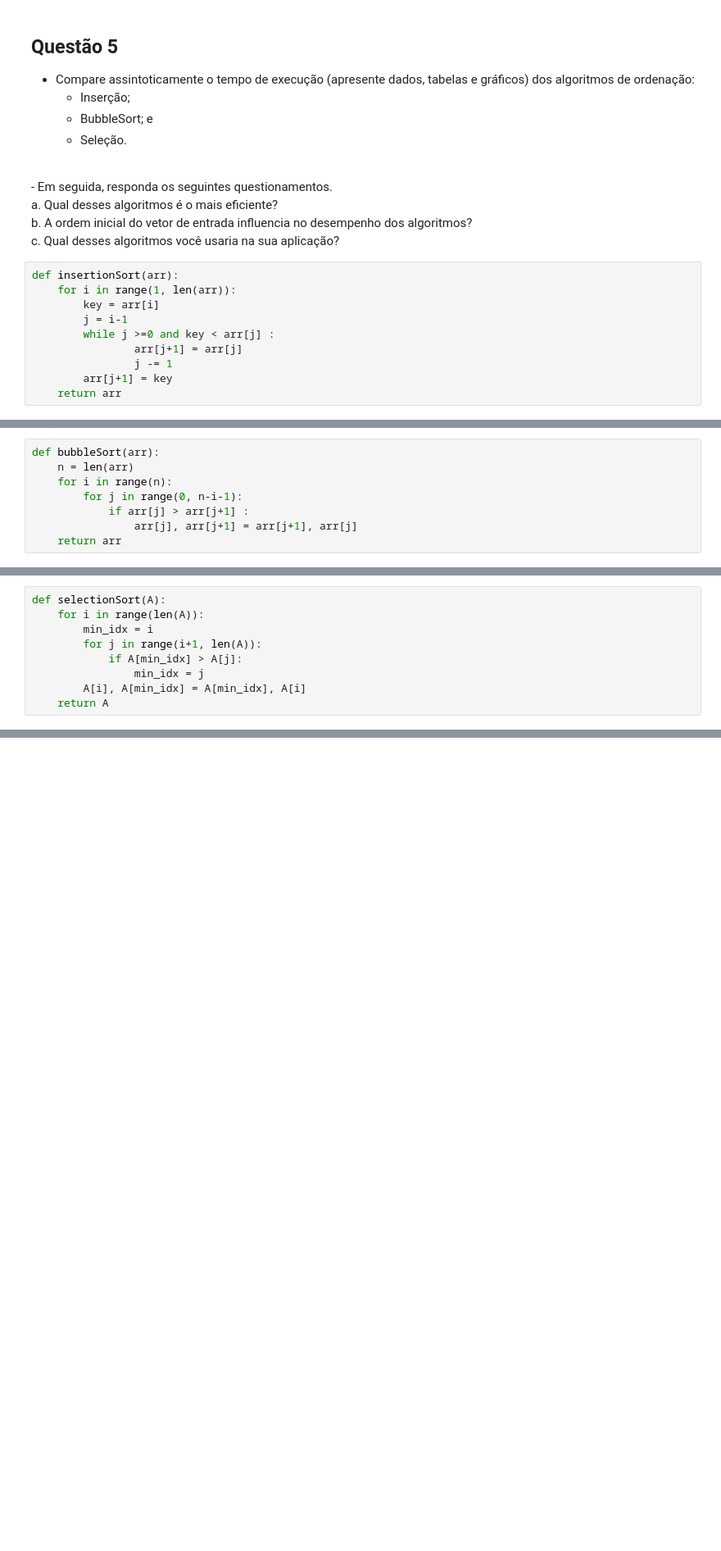
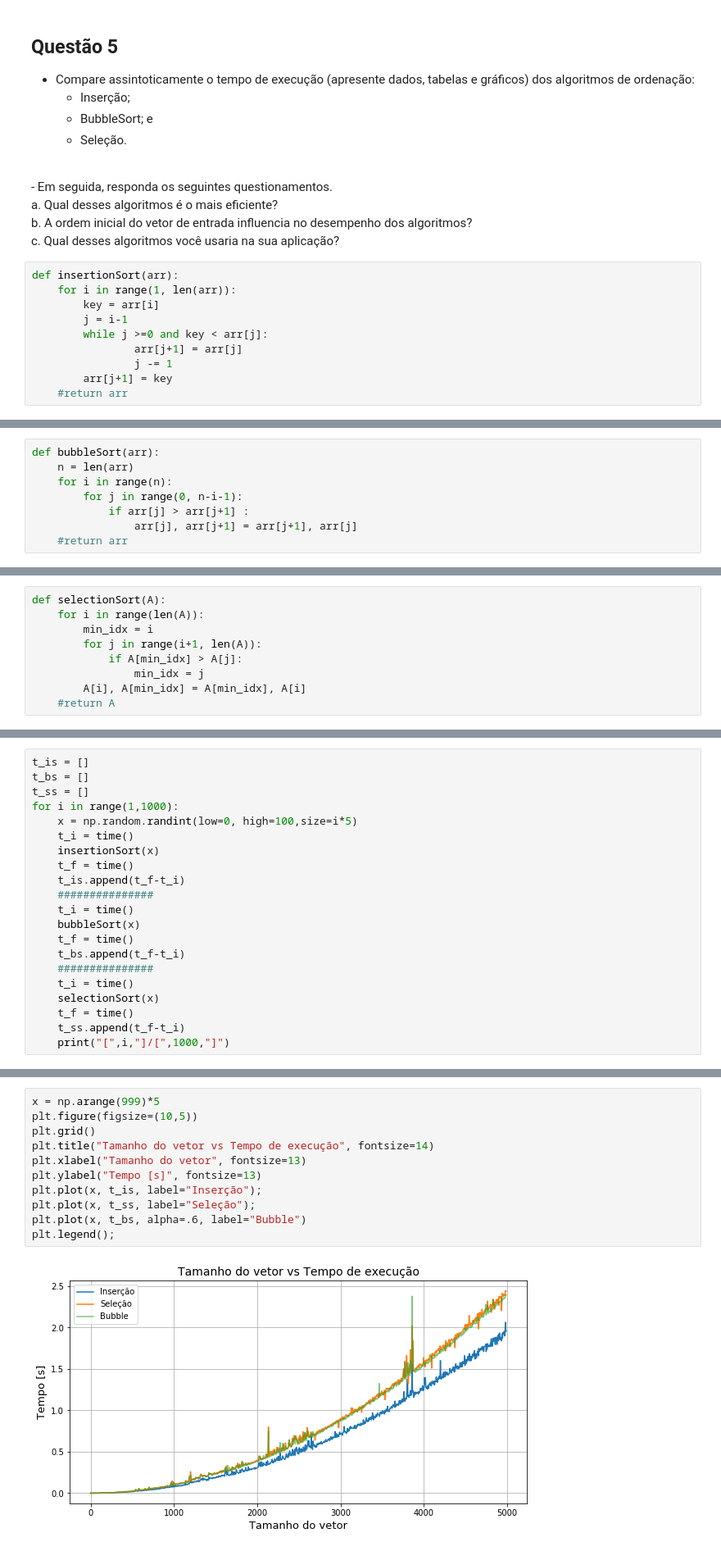
Before and after one commit to ejrueda/MasterUFPA, a Jupyter notebook: Materias/projeto e algoritmos/tarefas/tarefa aula 1.ipynb, the cells around one changed output, grey strips where cells are left out. Shown at 82% size. Cells and saved outputs as stored; diff of their text form; blank space fills up the shorter version.

```diff
--- a/Materias/projeto e algoritmos/tarefas/tarefa aula 1.ipynb
+++ b/Materias/projeto e algoritmos/tarefas/tarefa aula 1.ipynb
@@ -148,8 +148,8 @@ def insertionSort(arr):
     for i in range(1, len(arr)):
         key = arr[i]
         j = i-1
-        while j >=0 and key < arr[j] :
+        while j >=0 and key < arr[j]:
                 arr[j+1] = arr[j]
                 j -= 1
         arr[j+1] = key
-    return arr
+    #return arr
@@ -164,4 +162,4 @@ def bubbleSort(arr):
         for j in range(0, n-i-1):
             if arr[j] > arr[j+1] :
                 arr[j], arr[j+1] = arr[j+1], arr[j]
-    return arr
+    #return arr
@@ -177,4 +173,4 @@ def selectionSort(A):
             if A[min_idx] > A[j]:
                 min_idx = j
         A[i], A[min_idx] = A[min_idx], A[i]
-    return A
+    #return A
@@ -184,0 +179,21 @@ selectionSort([5,4,3,1])
+# %%
+t_is = []
+t_bs = []
+t_ss = []
+for i in range(1,1000):
+    x = np.random.randint(low=0, high=100,size=i*5)
+    t_i = time()
+    insertionSort(x)
+    t_f = time()
+    t_is.append(t_f-t_i)
+    ###############
+    t_i = time()
+    bubbleSort(x)
+    t_f = time()
+    t_bs.append(t_f-t_i)
+    ###############
+    t_i = time()
+    selectionSort(x)
+    t_f = time()
+    t_ss.append(t_f-t_i)
+    print("[",i,"]/[",1000,"]")
@@ -184,0 +208,13 @@ selectionSort([5,4,3,1])
+# %%
+x = np.arange(999)*5
+plt.figure(figsize=(10,5))
+plt.grid()
+plt.title("Tamanho do vetor vs Tempo de execução", fontsize=14)
+plt.xlabel("Tamanho do vetor", fontsize=13)
+plt.ylabel("Tempo [s]", fontsize=13)
+plt.plot(x, t_is, label="Inserção");
+plt.plot(x, t_ss, label="Seleção");
+plt.plot(x, t_bs, alpha=.6, label="Bubble")
+plt.legend();
+# %% [output]
+[figure, added]
```
Also changed, not shown: parts of 8 cells of this notebook, 4 other files.
